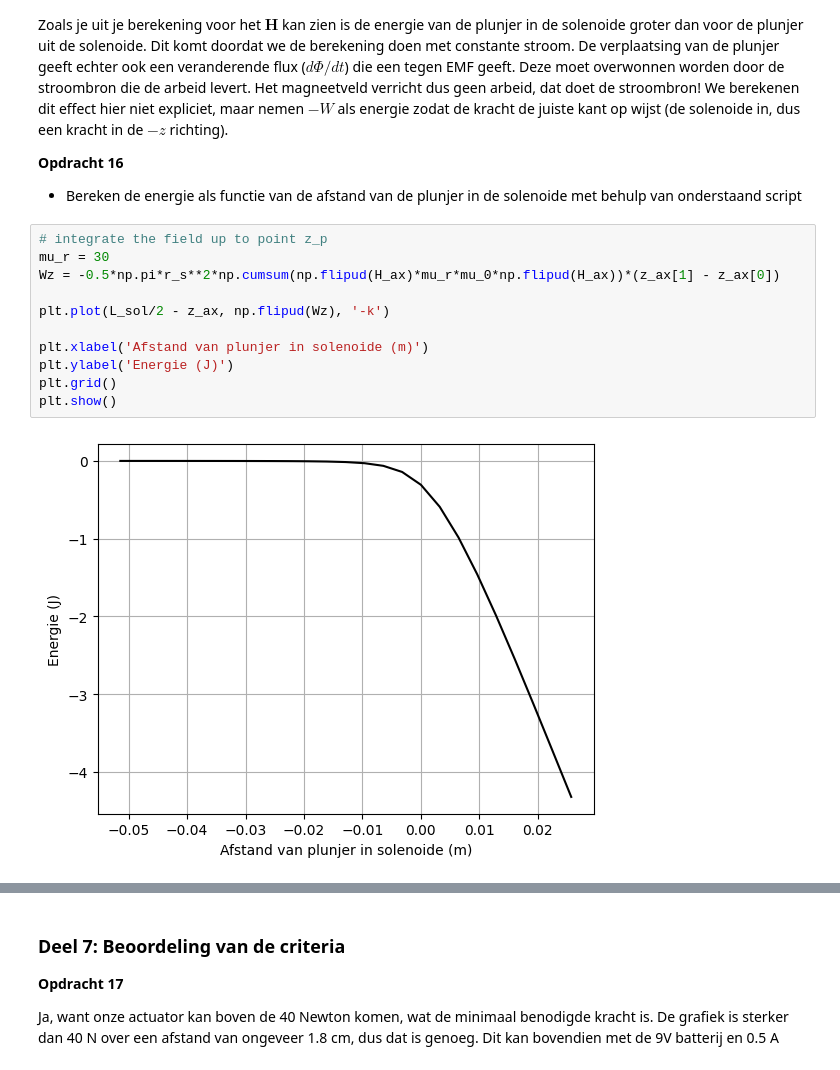
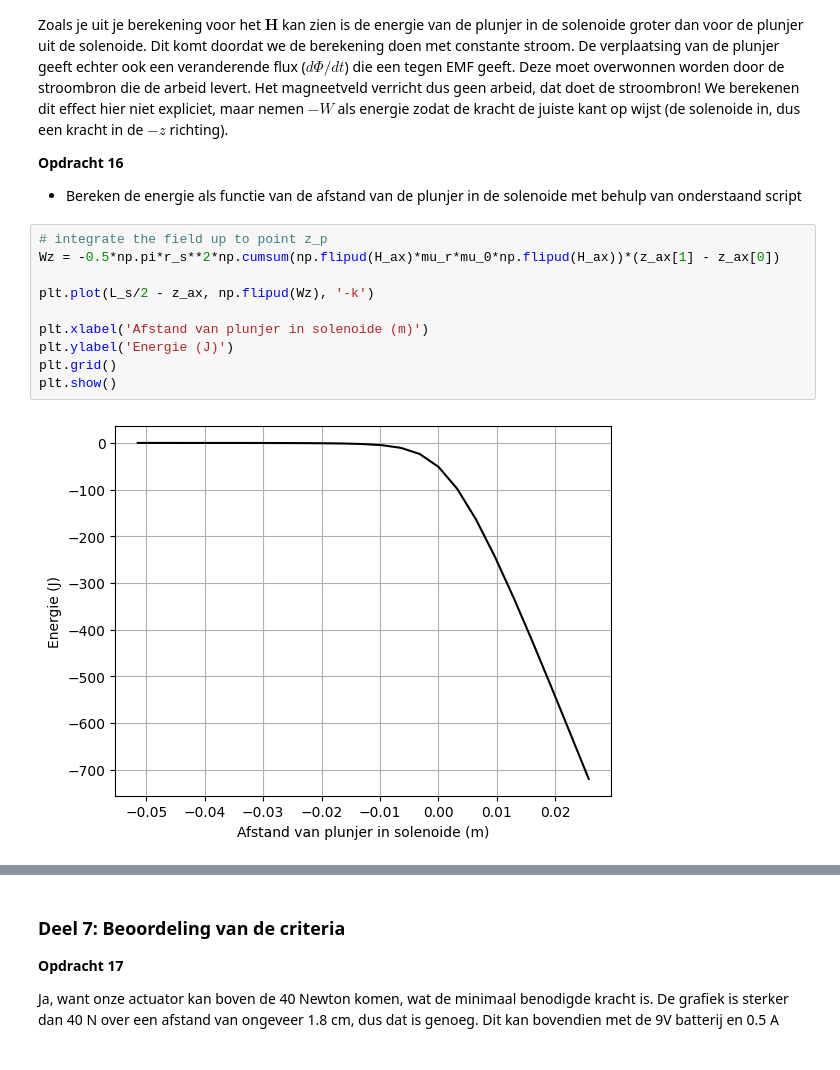
Before and after one commit to ggdejong/opdrachten-DEF-D, a Jupyter notebook: DigitaleOntwerpopdrachten/1CondensatorOpdracht/KrachtactuatorOpdracht.ipynb, the cells around one changed output, grey strips where cells are left out. Saved outputs shown, nothing was run; the diff lists cells and outputs as text.

```diff
--- a/DigitaleOntwerpopdrachten/1CondensatorOpdracht/KrachtactuatorOpdracht.ipynb
+++ b/DigitaleOntwerpopdrachten/1CondensatorOpdracht/KrachtactuatorOpdracht.ipynb
@@ -615,17 +615,16 @@ Zoals je uit je berekening voor het $\mathbf{H}$ kan zien is de energie van de p
 * Bereken de energie als functie van de afstand van de plunjer in de solenoide met behulp van onderstaand script
 # %%
 # integrate the field up to point z_p
-mu_r = 30
 Wz = -0.5*np.pi*r_s**2*np.cumsum(np.flipud(H_ax)*mu_r*mu_0*np.flipud(H_ax))*(z_ax[1] - z_ax[0])
 
-plt.plot(L_sol/2 - z_ax, np.flipud(Wz), '-k')
+plt.plot(L_s/2 - z_ax, np.flipud(Wz), '-k')
 
 plt.xlabel('Afstand van plunjer in solenoide (m)')
 plt.ylabel('Energie (J)')
 plt.grid()
 plt.show()
 # %% [output]
-[figure, old version]
+[figure, new version]
 # %%
 force_analytical = -mu_0*mu_r*n**2*np.pi*r_s**2*I**2/2  # analytische kracht
 force_numerical = np.diff(Wz, n=1, append=Wz[-1])/(z_ax[1] - z_ax[0])  # numerieke kracht
```
Also changed, not shown: parts of 4 cells of this notebook.
